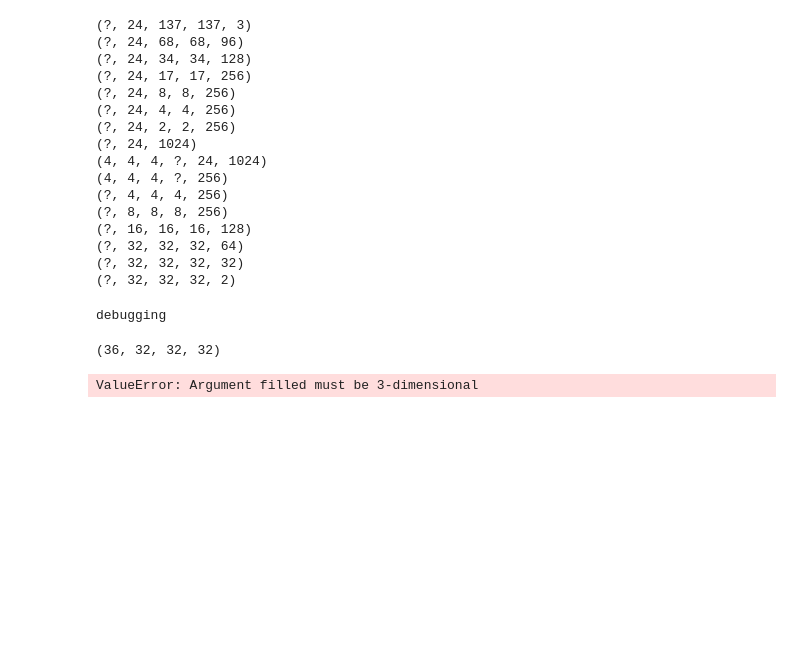
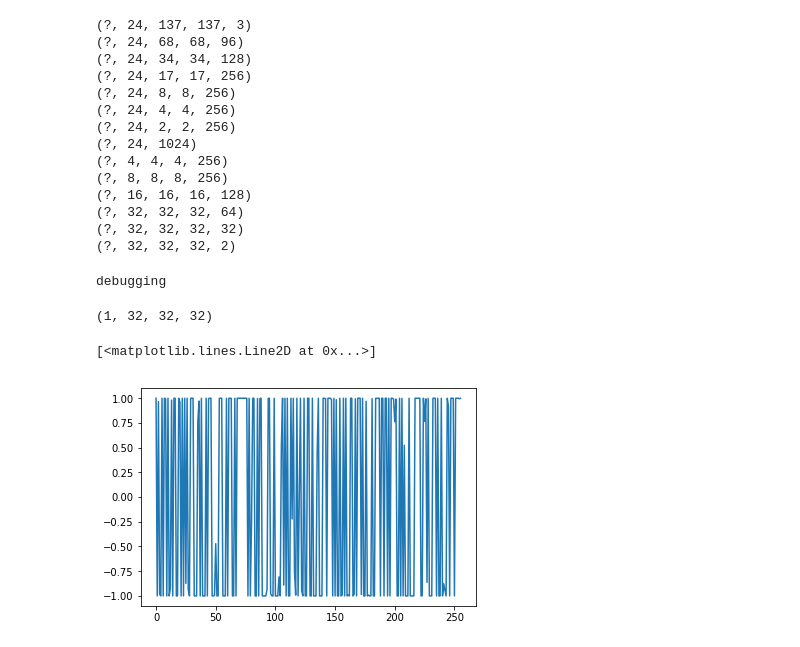
Before and after one commit to micmelesse/3D-reconstruction-with-Neural-Networks, a Jupyter notebook: debug.ipynb, the cells around one changed output. Saved outputs shown, nothing was run; the diff lists cells and outputs as text; code cells hidden in the pictures; blank space fills up the shorter version.

Commit message:
can use mplot3d to visualize hidden state and voxels

```diff
--- a/debug.ipynb
+++ b/debug.ipynb
@@ -46,32 +46,26 @@ print(cur_tensor.shape)
 # recurrent module
 with tf.name_scope("recurrent_module"):
 
-    N,h_n=4,256
+    N,n_x,n_h=4,1024,256
 
-    recurrent_module=layers.GRU_R2N2(n_cells=N,n_hidden_state=h_n);
-
-    # prepare input
-    cur_tensor=encoder_outputs[-1]
-    stacked_input=cur_tensor
-    for i in range(3):
-        stacked_input=tf.stack([stacked_input]*N,axis=0)
-    print(stacked_input.shape)
+    recurrent_module=layers.GRU_R2N2(n_cells=N,n_input=n_x,n_hidden_state=n_h);
 
     # initial hidden state
     hidden_state_list=[]
-    hidden_state= tf.zeros_like(stacked_input[:,:,:,:,0,0:h_n])
+    with open("net.config") as f:
+        batch_size=int(f.readline())
+        hidden_state= tf.zeros([batch_size,4,4,4,256])
 
     # feed batches of seqeuences
     for t in range(24):
-        input_frames = stacked_input[:,:,:,:,t,:]
+        fc_batch_t = cur_tensor[:,t,:]
         hidden_state_list.append(hidden_state)
-        hidden_state = recurrent_module.call(input_frames, hidden_state)
+        hidden_state = recurrent_module.call(fc_batch_t, hidden_state)
     print(hidden_state.shape)
+cur_tensor=hidden_state
+
 
 # decoding network
-cur_tensor=tf.transpose(hidden_state,[3,0,1,2,4])
-print(cur_tensor.shape)
-
 decoder_outputs=[cur_tensor]
 cur_tensor=layers.unpool3D(cur_tensor)
 print(cur_tensor.shape)
@@ -112,8 +106,6 @@ with tf.name_scope("cost"):
 (?, 24, 4, 4, 256)
 (?, 24, 2, 2, 256)
 (?, 24, 1024)
-(4, 4, 4, ?, 24, 1024)
-(4, 4, 4, ?, 256)
 (?, 4, 4, 4, 256)
 (?, 8, 8, 8, 256)
 (?, 16, 16, 16, 128)
@@ -131,10 +123,10 @@ tf.global_variables_initializer().run()
 shapenet=dataset.ShapeNet()
 
 #read config
-f=open("net.config")
-# shapenet.batch_size=int(f.readline())
-# epoch=int(f.readline())
-# learning_rate=float(f.readline())
+with open("net.config") as f:
+    shapenet.batch_size=int(f.readline())
+    epoch=int(f.readline())
+    learning_rate=float(f.readline())
 
 
 data,label=shapenet.next_train_batch()
@@ -155,4 +147,4 @@ voxel=tf.cast(voxel,dtype=tf.float32)
 out=voxel.eval(fd)
 print(out.shape)
 # %% [output]
-(36, 32, 32, 32)
+(1, 32, 32, 32)
@@ -159,16 +154,13 @@ print(out.shape)
+# %%
+%matplotlib inline
+plt.plot(hidden_state[0,3,0,0,:].eval(fd))
+# %% [output]
+[<matplotlib.lines.Line2D at 0x...>]
+[figure, added]
 # %%
-item=30
-x=data[item]
-
-y=label[item]
-
-utils.imshow_multichannel(x[0])
-
 fig=plt.figure()
 ax = fig.gca(projection='3d')
-ax.voxels(out,edgecolor='k')
+ax.voxels(out[0,:,:,:,255],edgecolor='k')
 ax.view_init(30, 330)
 plt.show()
 plt.close()
-# %% [output]
-ValueError: Argument filled must be 3-dimensional
```
Also changed, not shown: parts of 2 cells of this notebook, 1 other file.
